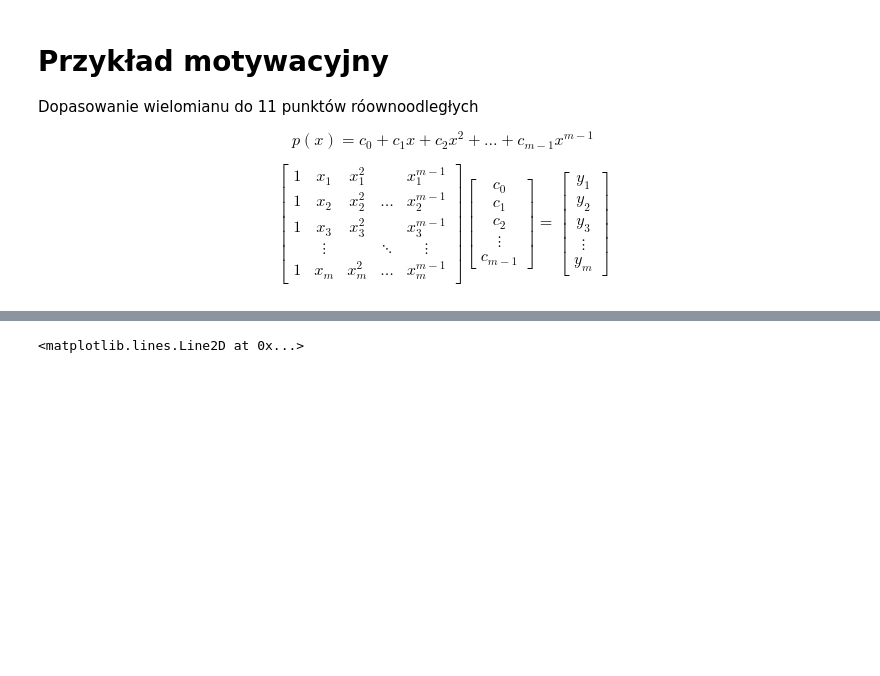
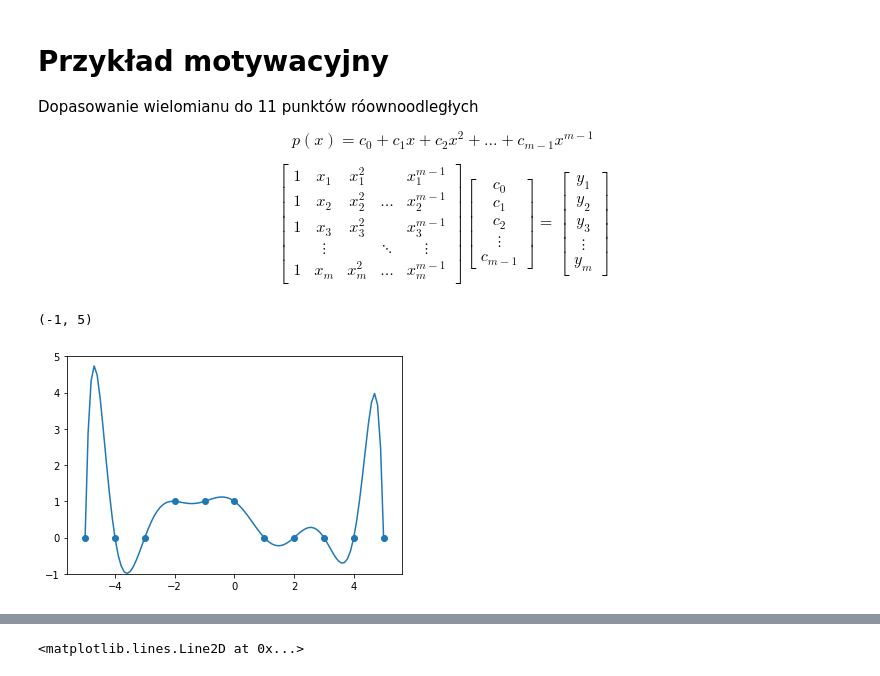
Before and after one commit to wojtekgrzela/public_lectures, a Jupyter notebook: Metody Numeryczne/Lecture 3 (linear equations)/Lecture 3b .ipynb, the cells around one changed output, grey strips where cells are left out. Drawn from its saved outputs; the diff is of its cells as text; code cells hidden in the pictures; blank space fills up the shorter version.

```diff
--- a/Metody Numeryczne/Lecture 3 (linear equations)/Lecture 3b .ipynb
+++ b/Metody Numeryczne/Lecture 3 (linear equations)/Lecture 3b .ipynb
@@ -56,3 +56,17 @@ import numpy as np
 import numpy.linalg as nplin
 import scipy
 import matplotlib.pyplot as plt
+# %%
+x=[i for i in range(-5,6)]
+y=np.array([0,0,0,1,1,1,0,0,0,0,0])
+A=np.vander(x,11)
+c=nplin.solve(A,y)
+p_int=np.poly1d(c)
+X=np.linspace(-5,5,100)
+plt.plot(X,p_int(X))
+plt.scatter(x,y)
+axes = plt.gca()
+axes.set_ylim([-1,5])
+# %% [output]
+(-1, 5)
+[figure, added]
```
Also changed, not shown: parts of 27 cells of this notebook, 2 other files.
